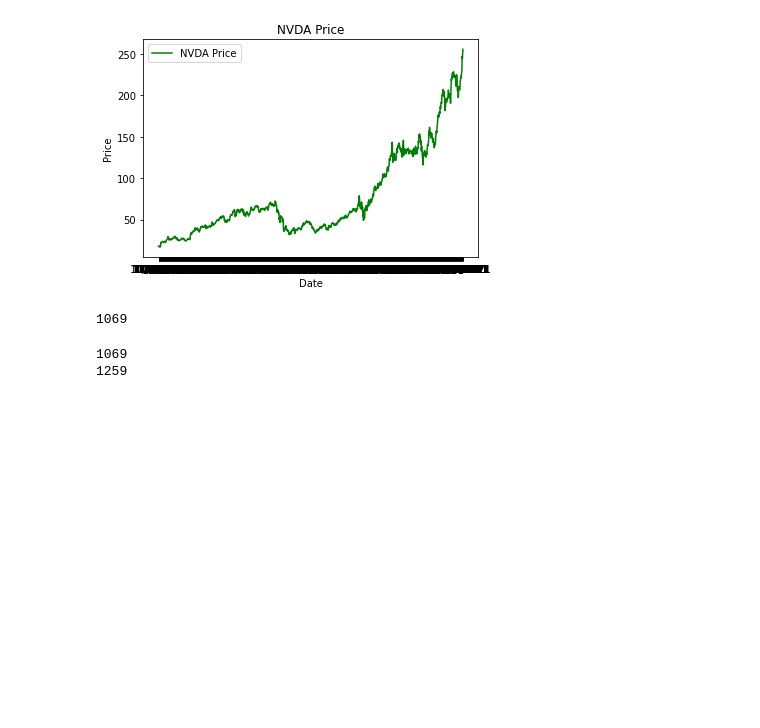
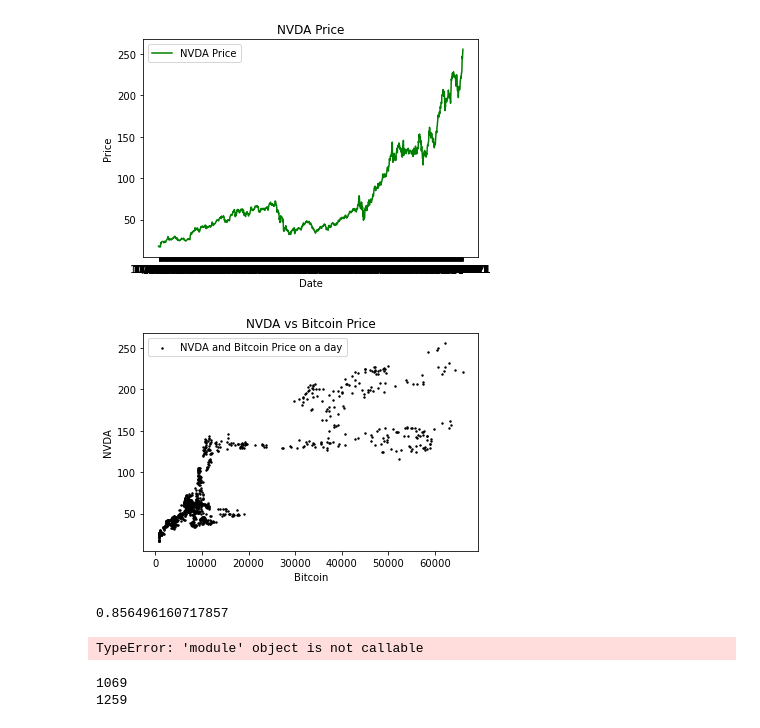
Before and after one commit to CharlotteC21/Cryptocurreny-Trend-Analysis-Group-Project, a Jupyter notebook: Bitcoin plot since 2016 to 10.29.21.ipynb, the cells around one changed output. Drawn from its saved outputs; the diff is of its cells as text; code cells hidden in the pictures; blank space fills up the shorter version.

```diff
--- a/Bitcoin plot since 2016 to 10.29.21.ipynb
+++ b/Bitcoin plot since 2016 to 10.29.21.ipynb
@@ -114,14 +140,27 @@ plt.show()
 [figure]
 [figure]
 # %%
-# bit_close_price = bitcoin_df_2020["Close"]
-# nvda_close_price = nvda_df["Close"]
+## scatter plot of NVDA and Bitcoin
+bit_close_price = bit_nvda_merge["Bitcoin Close"]
+nvda_close_price = bit_nvda_merge["NVDA Close"]
 
-# plt.scatter(bit_close_price, nvda_close_price, color="green", label="NVDA Price")
-# plt.legend(loc="best")
-# plt.title("NVDA vs Bitcoin Price")
-# plt.xlabel("Bitcoin")
-# plt.ylabel("NVDA")
-# plt.show()
+plt.scatter(bit_close_price, nvda_close_price, color="black", s=2, label="NVDA and Bitcoin Price on a day")
+
+plt.legend(loc="best")
+plt.title("NVDA vs Bitcoin Price")
+plt.xlabel("Bitcoin")
+plt.ylabel("NVDA")
+
+correlation = st.pearsonr(bit_close_price, nvda_close_price)
+plt.show()
+correlation[0]
 # %% [output]
+[figure, added]
-1069
+0.856496160717857
+# %%
+(slope, intercept, rvalue, pvalue, stderr) = st(bit_close_price, nvda_close_price)
+# regress_values = bit_close_price * slope + intercept
+# line_eq = "y = " + str(round(slope,2)) + "x + " + str(round(intercept,2))
+# plt.annotate(line_eq,(6,10),fontsize=15,color="red")
+# %% [output]
+TypeError: 'module' object is not callable
```
Also changed, not shown: parts of 4 cells of this notebook, 1 other file.
